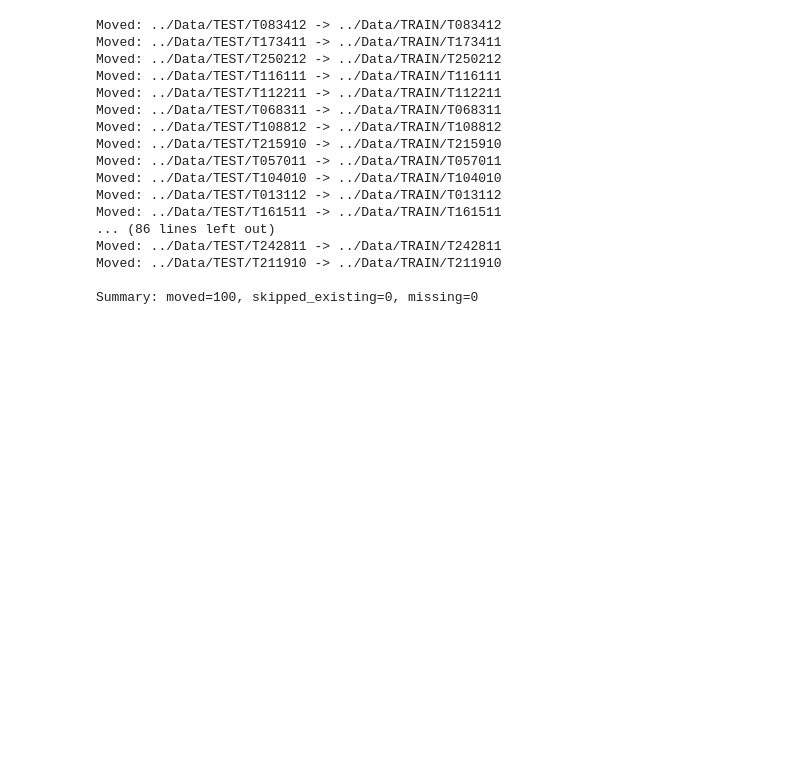
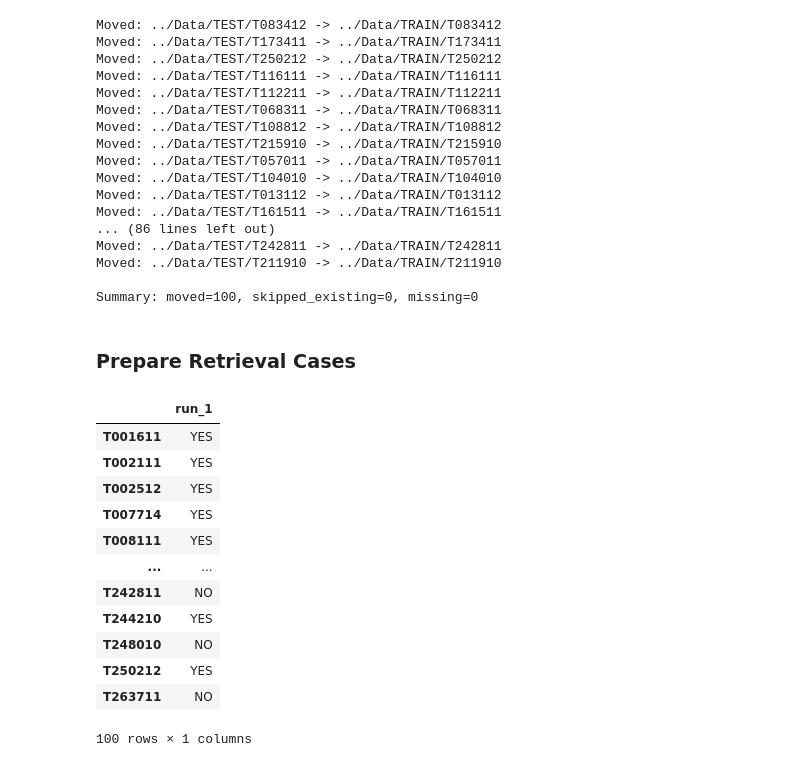
Before and after one commit to dahrb/Inventive_Step_ADM, a Jupyter notebook: Data/data_prep.ipynb, the cells around one changed output. Cells and saved outputs as stored; diff of their text form; code cells hidden in the pictures; blank space fills up the shorter version.

Commit message:
commit pre-retrieval

```diff
--- a/Data/data_prep.ipynb
+++ b/Data/data_prep.ipynb
@@ -322,3 +325,25 @@ Moved: ../Data/TEST/T242811 -> ../Data/TRAIN/T242811
 Moved: ../Data/TEST/T211910 -> ../Data/TRAIN/T211910
 
 Summary: moved=100, skipped_existing=0, missing=0
+# %% [markdown]
+### Prepare Retrieval Cases
+# %%
+df = pd.read_json('/users/sgdbareh/scratch/ADM_JURIX/Outputs/Train_Cases_Truth/results_main_train_config3.json')
+# %%
+total = len(df)
+yes_count = df['run_1'].astype(str).str.strip().str.upper().eq('YES').sum()
+pct = (yes_count / total * 100) if total else 0.0
+# %% [output]
+|  | run_1 |
+| T001611 | YES |
+| T002111 | YES |
+| T002512 | YES |
+| T007714 | YES |
+| T008111 | YES |
+| ... | ... |
+| T242811 | NO |
+| T244210 | YES |
+| T248010 | NO |
+| T250212 | YES |
+| T263711 | NO |
+100 rows × 1 columns
```
Also changed, not shown: parts of 2 cells of this notebook, 14 other files.
